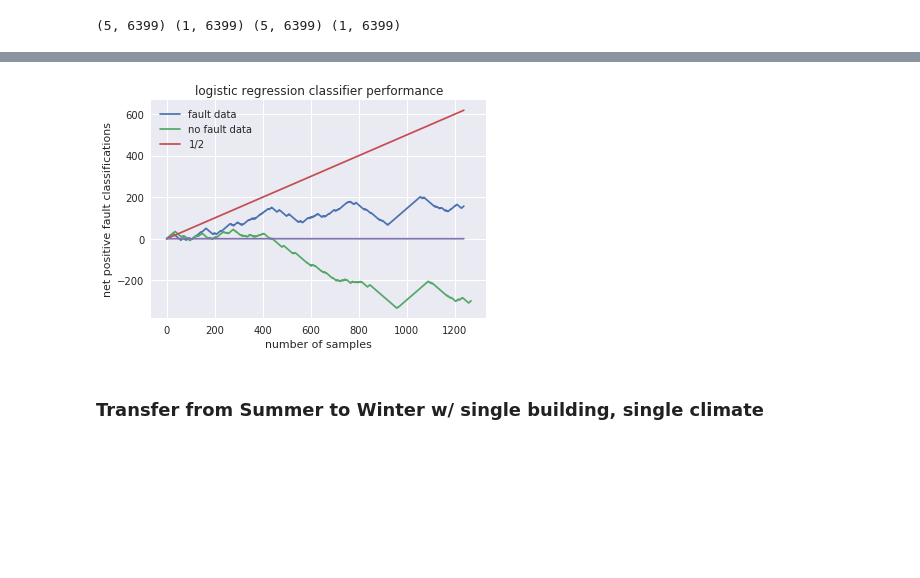
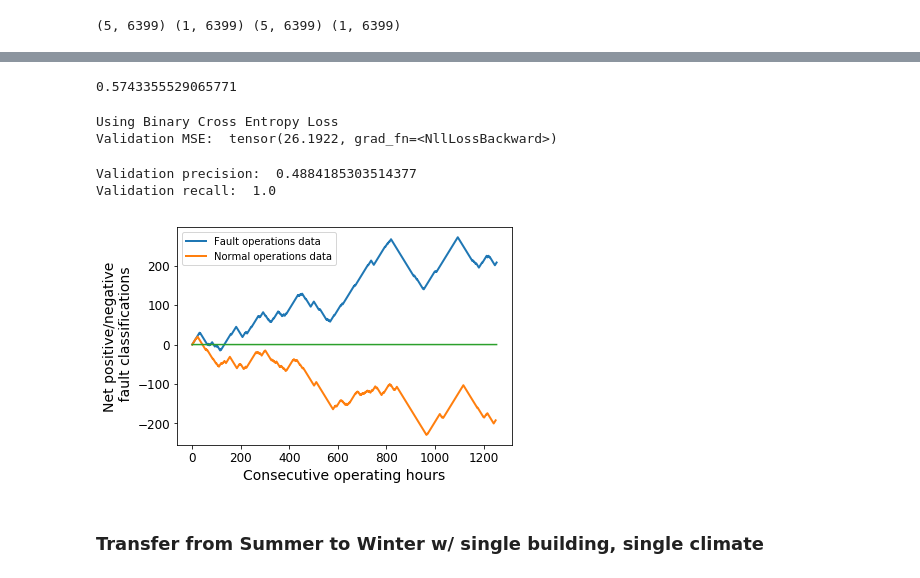
Before and after one commit to cpatdowling/building_transfer, a Jupyter notebook: notebooks/transfer_fault_classifier_eplus.ipynb, the cells around one changed output, grey strips where cells are left out. Saved outputs shown, nothing was run; the diff lists cells and outputs as text; code cells hidden in the pictures; blank space fills up the shorter version.

```diff
--- a/notebooks/transfer_fault_classifier_eplus.ipynb
+++ b/notebooks/transfer_fault_classifier_eplus.ipynb
@@ -86,4 +98,0 @@ Validation MSE:  tensor(0.0017, grad_fn=<MseLossBackward>)
-# %%
-A = copy.copy(net.l1.weight.data.numpy())
-plt.imshow(A)
-plt.show()
@@ -167,14 +160,25 @@ Y = np.concatenate((Y_lag_nf, Y_lag_f), axis=1)
+# %%
+#reformat for sklearn
+
+X_lag_nf = lag_samples_array(X, lag)
+Y_lag_nf = np.zeros((1,X_lag_nf.shape[1]))
+
+X_lag_f = lag_samples_array(X_f, lag)
+Y_lag_f = np.ones((1,X_lag_f.shape[1]))
+
+X_sk = np.hstack((X_lag_nf, X_lag_f))
+Y_sk = np.concatenate((Y_lag_nf, Y_lag_f), axis=1)
 # %%
 #shuffle and train/val split
 
-train_vals = np.random.choice(X.shape[1], int(0.8*X.shape[1]), replace=False)
-vals = np.asarray([ i for i in range(X.shape[1]) if i not in train_vals ])
+train_vals = np.random.choice(X_sk.shape[1], int(0.8*X_sk.shape[1]), replace=False)
+vals = np.asarray([ i for i in range(X_sk.shape[1]) if i not in train_vals ])
 
-X_train_log_reg = X[:,train_vals] #X[:,train_vals]
-Y_train_log_reg = Y[:,train_vals]
+X_train_log_reg = X_sk[:,train_vals]
+Y_train_log_reg = Y_sk[:,train_vals]
 
-X_val_log_reg = X[:,vals]
-Y_val_log_reg = Y[:,vals]
+X_val_log_reg = X_sk[:,vals]
+Y_val_log_reg = Y_sk[:,vals]
 # %%
 #train logistic regression classifier for fault/no fault
 logreg_model_obj = None #clear previous model cache if one exists --- speeds up training
@@ -204,0 +209,18 @@ Validation recall:  0.5634599838318513
+# %%
+print(2*((0.58798)*(0.56131))/((0.58798)+(0.56131)))
+# %% [output]
+0.5743355529065771
+# %%
+from buildsys_funcs import *
+
+#initialize network
+params = {'FEATURE_DIM': X_train_nn_log.shape[0], 'OUTPUT_DIM': 2}
+net = linear_nnet(params)
+
+#train logistic regression
+train_linear_state_estimation(net, params, X_train_nn_log, X_val_nn_log, Y_train_nn_log, Y_val_nn_log, lrate=0.00001, epochs=50000, batch_size=500, l="bce")
+
+torch.save(net, "seattle_logistic_classifier_net.torch")
+# %% [output]
+Using Binary Cross Entropy Loss
+Validation MSE:  tensor(26.1922, grad_fn=<NllLossBackward>)
@@ -205,3 +230,12 @@ Validation recall:  0.5634599838318513
+# %%
+p = sklearn.metrics.precision_score(Y_val_log_reg.T, Y_hat_val.T)
+r = sklearn.metrics.recall_score(Y_val_log_reg.T, Y_hat_val.T)
+
+print("Validation precision: ", p)
+print("Validation recall: ", r)
+# %% [output]
+Validation precision:  0.4884185303514377
+Validation recall:  1.0
 # %%
 #classify a elements of a sequence, +1 if fault, -1 if no fault, signal according to polling
 
@@ -226,14 +260,16 @@ for i in range(X_val_log_reg.shape[1]):
             fault_votes.append(fault_votes[-1] + 1)
         base.append(base[-1] + 0.5)
 # %%
-plt.plot(fault_votes, label="fault data")
-plt.plot(nofault_votes, label="no fault data")
-plt.plot(base, label="1/2")
+plt.plot(fault_votes, lw=2, label="Fault operations data")
+plt.plot(nofault_votes, lw=2, label="Normal operations data")
+#plt.plot(base, label="1/2")
 plt.plot(np.zeros((len(fault_votes,))))
-plt.ylabel("net positive fault classifications")
-plt.xlabel("number of samples")
-plt.title("logistic regression classifier performance")
+plt.ylabel("Net positive/negative\n fault classifications", fontsize=14)
+plt.xlabel("Consecutive operating hours", fontsize=14)
+#plt.title("logistic regression classifier performance")
+plt.xticks(fontsize=12)
+plt.yticks(fontsize=12)
 plt.legend()
 plt.show()
 # %% [output]
-[figure, old version]
+[figure, new version]
```
Also changed, not shown: parts of 51 cells of this notebook, 13 other files.
